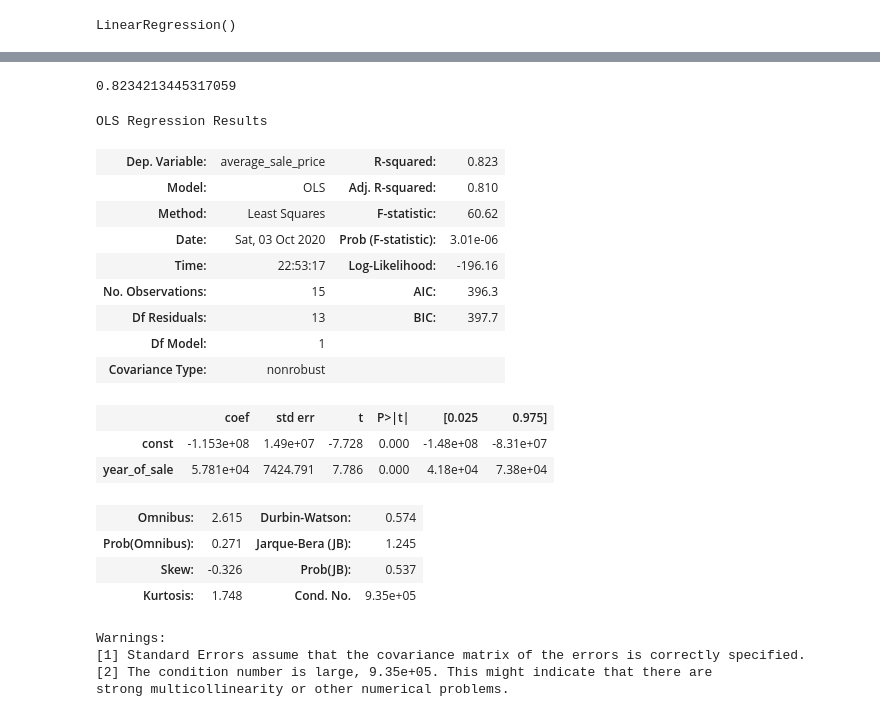
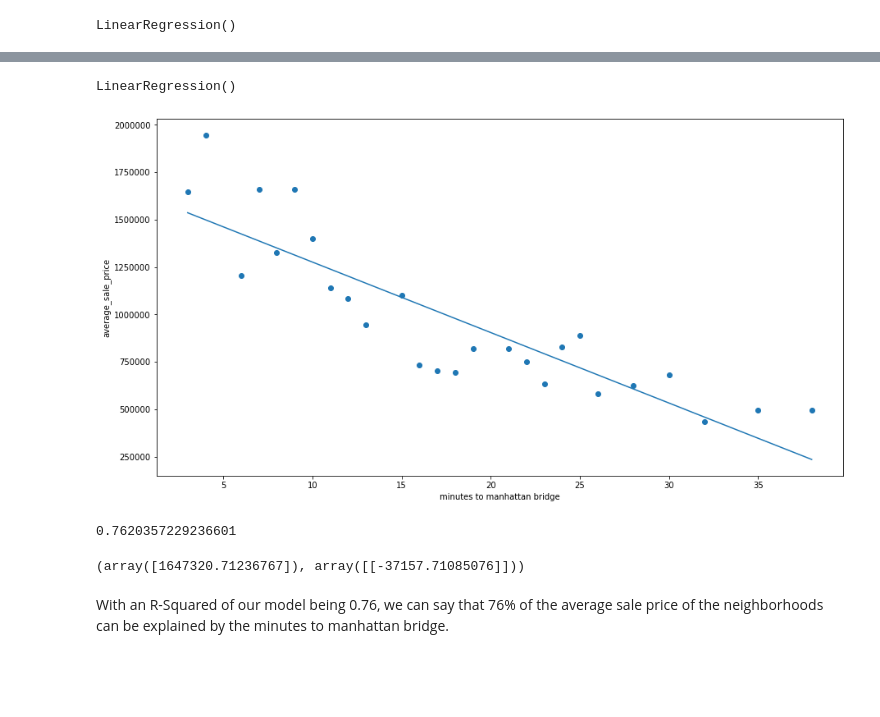
Before and after one commit to cappymayor/Brooklyn_real-estate_project, a Jupyter notebook: Regression_model_notebook.ipynb, the cells around one changed output, grey strips where cells are left out. Cells and saved outputs as stored; diff of their text form; code cells hidden in the pictures; blank space fills up the shorter version.

```diff
--- a/Regression_model_notebook.ipynb
+++ b/Regression_model_notebook.ipynb
@@ -57,0 +179,3 @@ plt.plot(year_price["year_of_sale"], regressor.predict(x))
+# %%
+mins_sale = properties.groupby("mins_to_manhattan_bridge")["sale_price"].mean().round(0).reset_index().rename(columns=({"sale_price":
+                                                                                                                        "average_sale_price"}))
@@ -57,0 +200,2 @@ plt.plot(year_price["year_of_sale"], regressor.predict(x))
+# %%
+mins_sale.drop(index=[24], inplace = True)
@@ -58,4 +211,22 @@ plt.plot(year_price["year_of_sale"], regressor.predict(x))
+# %%
+X = mins_sale[["mins_to_manhattan_bridge"]]
+Y = mins_sale[["average_sale_price"]]
+# %%
+regressor = LinearRegression()
+regressor.fit(X, Y)
+# %% [output]
+LinearRegression()
+# %%
+plt.figure(figsize=(15, 8))
+plt.scatter(mins_sale.mins_to_manhattan_bridge, mins_sale.average_sale_price)
+plt.plot(mins_sale.mins_to_manhattan_bridge, regressor.predict(mins_sale[["mins_to_manhattan_bridge"]]))
+plt.ticklabel_format(axis="y", style="plain")
+plt.xlabel("minutes to manhattan bridge")
+plt.ylabel("average_sale_price")
+plt.show()
+# %% [output]
+[figure, added]
 # %%
-regressor.score(x, y)
+regressor.score(X,Y)
 # %% [output]
-0.8234213445317059
+0.7620357229236601
@@ -64,27 +233,7 @@ year_price = sm.add_constant(year_price)
-# %%
-year_price_y = year_price["average_sale_price"]
-year_price_x = year_price[['const', 'year_of_sale']]
-year_price_ols = sm.OLS(year_price_y, year_price_x).fit()
-year_price_ols.summary()
-# %% [output]
-OLS Regression Results
-| Dep. Variable: | average_sale_price | R-squared: | 0.823 |
-| Model: | OLS | Adj. R-squared: | 0.810 |
-| Method: | Least Squares | F-statistic: | 60.62 |
-| Date: | Sat, 03 Oct 2020 | Prob (F-statistic): | 3.01e-06 |
-| Time: | 22:53:17 | Log-Likelihood: | -196.16 |
-| No. Observations: | 15 | AIC: | 396.3 |
-| Df Residuals: | 13 | BIC: | 397.7 |
-| Df Model: | 1 |  |  |
-| Covariance Type: | nonrobust |  |  |
-|  | coef | std err | t | P>|t| | [0.025 | 0.975] |
-| const | -1.153e+08 | 1.49e+07 | -7.728 | 0.000 | -1.48e+08 | -8.31e+07 |
-| year_of_sale | 5.781e+04 | 7424.791 | 7.786 | 0.000 | 4.18e+04 | 7.38e+04 |
-| Omnibus: | 2.615 | Durbin-Watson: | 0.574 |
-| Prob(Omnibus): | 0.271 | Jarque-Bera (JB): | 1.245 |
-| Skew: | -0.326 | Prob(JB): | 0.537 |
-| Kurtosis: | 1.748 | Cond. No. | 9.35e+05 |
-Warnings:
-[1] Standard Errors assume that the covariance matrix of the errors is correctly specified.
-[2] The condition number is large, 9.35e+05. This might indicate that there are
-strong multicollinearity or other numerical problems.
+# %%
+#
+regressor.intercept_, regressor.coef_
+# %% [output]
+(array([1647320.71236767]), array([[-37157.71085076]]))
+# %% [markdown]
+With an R-Squared of our model being 0.76, we can say that 76% of the average sale price of the neighborhoods can be explained by the minutes to manhattan bridge.
```
Also changed, not shown: parts of 32 cells of this notebook.
